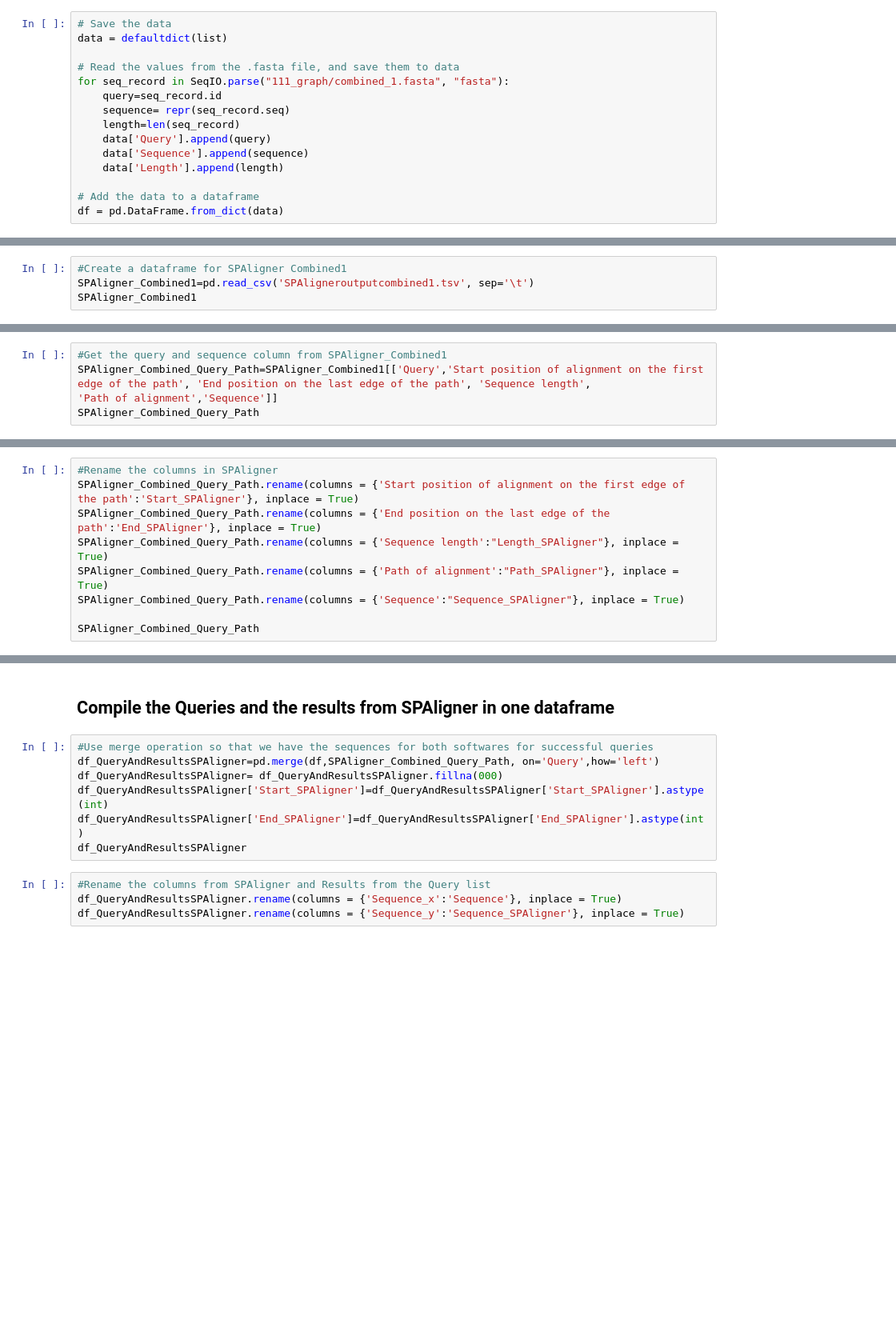
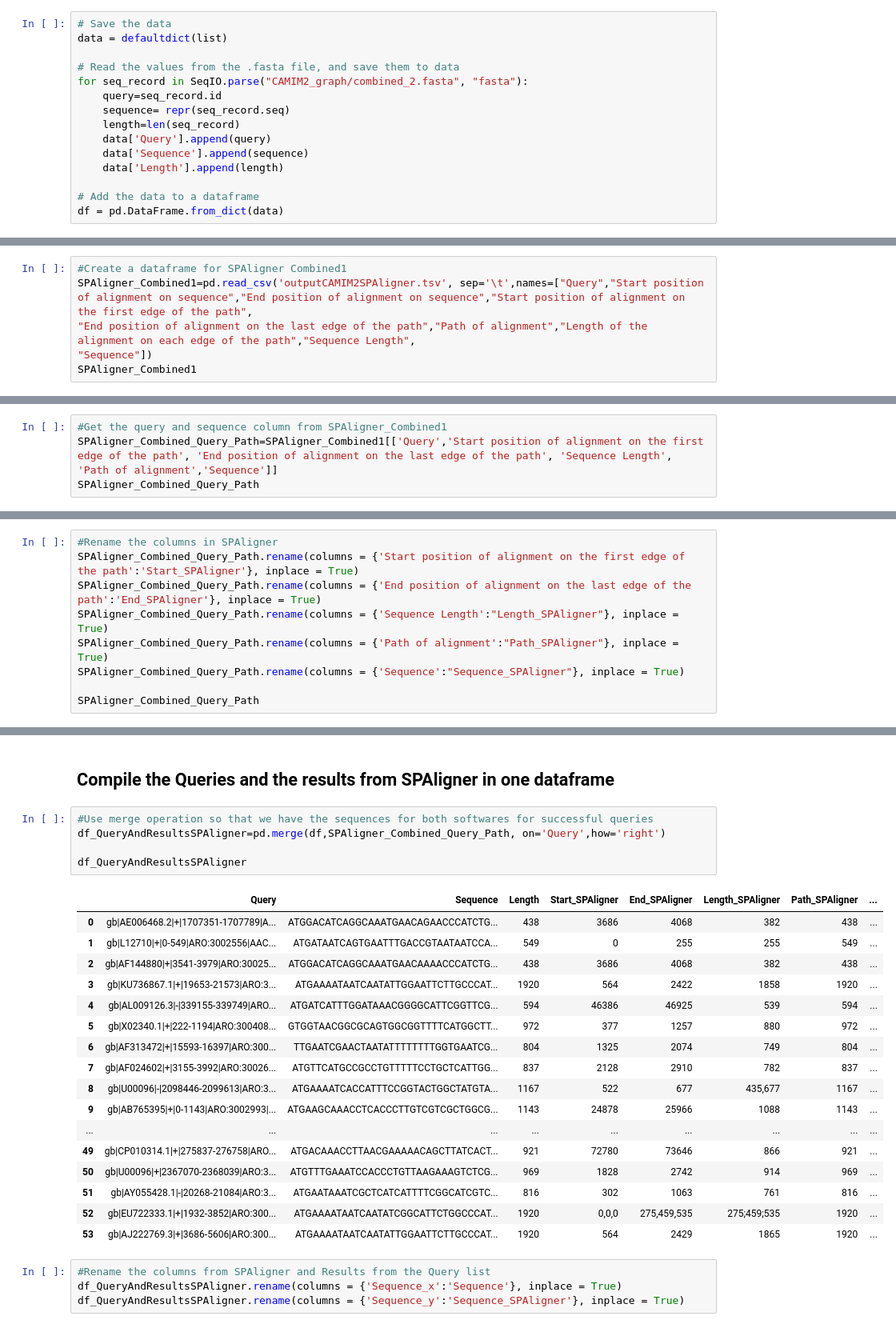
Before and after one commit to Yusreen/Thesis, a Jupyter notebook: Results and findings/CompareQueryAndResults.ipynb, the cells around one changed output, grey strips where cells are left out. Shown at 80% size. Cells and saved outputs as stored; diff of their text form; blank space fills up the shorter version.

```diff
--- a/Results and findings/CompareQueryAndResults.ipynb
+++ b/Results and findings/CompareQueryAndResults.ipynb
@@ -16,7 +16,7 @@ from collections import defaultdict
 data = defaultdict(list)
 
 # Read the values from the .fasta file, and save them to data
-for seq_record in SeqIO.parse("111_graph/combined_1.fasta", "fasta"):
+for seq_record in SeqIO.parse("CAMIM2_graph/combined_2.fasta", "fasta"):
     query=seq_record.id
     sequence= repr(seq_record.seq)
     length=len(seq_record)
@@ -128,5 +278,7 @@ df_QueryAndResultsBandage.to_csv("CompiledQueriesBandage.tsv",sep="\t")
 ## This section is used to compare the results from SPAligner and the actual list of queries.
 # %%
 #Create a dataframe for SPAligner Combined1
-SPAligner_Combined1=pd.read_csv('SPAligneroutputcombined1.tsv', sep='\t')
+SPAligner_Combined1=pd.read_csv('outputCAMIM2SPAligner.tsv', sep='\t',names=["Query","Start position of alignment on sequence","End position of alignment on sequence","Start position of alignment on the first edge of the path",
+"End position of alignment on the last edge of the path","Path of alignment","Length of the alignment on each edge of the path","Sequence Length",
+"Sequence"])
 SPAligner_Combined1
@@ -147,6 +325,6 @@ SPAligner_Combined1['Query'] = SPAligner_Combined1['Query'].map(format_query)
 SPAligner_Combined_Query_Path=SPAligner_Combined1[['Query','Sequence']]
 # %%
 #Get the query and sequence column from SPAligner_Combined1
-SPAligner_Combined_Query_Path=SPAligner_Combined1[['Query','Start position of alignment on the first edge of the path', 'End position on the last edge of the path', 'Sequence length',
+SPAligner_Combined_Query_Path=SPAligner_Combined1[['Query','Start position of alignment on the first edge of the path', 'End position of alignment on the last edge of the path', 'Sequence Length',
 'Path of alignment','Sequence']]
 SPAligner_Combined_Query_Path
@@ -153,8 +349,8 @@ SPAligner_Combined_Query_Path
 # %%
 #Rename the columns in SPAligner
 SPAligner_Combined_Query_Path.rename(columns = {'Start position of alignment on the first edge of the path':'Start_SPAligner'}, inplace = True)
-SPAligner_Combined_Query_Path.rename(columns = {'End position on the last edge of the path':'End_SPAligner'}, inplace = True)
-SPAligner_Combined_Query_Path.rename(columns = {'Sequence length':"Length_SPAligner"}, inplace = True)
+SPAligner_Combined_Query_Path.rename(columns = {'End position of alignment on the last edge of the path':'End_SPAligner'}, inplace = True)
+SPAligner_Combined_Query_Path.rename(columns = {'Sequence Length':"Length_SPAligner"}, inplace = True)
 SPAligner_Combined_Query_Path.rename(columns = {'Path of alignment':"Path_SPAligner"}, inplace = True)
 SPAligner_Combined_Query_Path.rename(columns = {'Sequence':"Sequence_SPAligner"}, inplace = True)
 
@@ -165,11 +417,27 @@ SPAligner_Combined_Query_Path
 ## Compile the Queries and the results from SPAligner in one dataframe
 # %%
 #Use merge operation so that we have the sequences for both softwares for successful queries
-df_QueryAndResultsSPAligner=pd.merge(df,SPAligner_Combined_Query_Path, on='Query',how='left')
-df_QueryAndResultsSPAligner= df_QueryAndResultsSPAligner.fillna(000)
-df_QueryAndResultsSPAligner['Start_SPAligner']=df_QueryAndResultsSPAligner['Start_SPAligner'].astype(int)
-df_QueryAndResultsSPAligner['End_SPAligner']=df_QueryAndResultsSPAligner['End_SPAligner'].astype(int)
+df_QueryAndResultsSPAligner=pd.merge(df,SPAligner_Combined_Query_Path, on='Query',how='right')
+
 df_QueryAndResultsSPAligner
+# %% [output]
+|  | Query | Sequence | Length | Start_SPAligner | End_SPAligner | Length_SPAligner | Path_SPAligner | ... |
+| 0 | gb|AE006468.2|+|1707351-1707789|A... | ATGGACATCAGGCAAATGAACAGAACCCATCTG... | 438 | 3686 | 4068 | 382 | 438 | ... |
+| 1 | gb|L12710|+|0-549|ARO:3002556|AAC... | ATGATAATCAGTGAATTTGACCGTAATAATCCA... | 549 | 0 | 255 | 255 | 549 | ... |
+| 2 | gb|AF144880|+|3541-3979|ARO:30025... | ATGGACATCAGGCAAATGAACAAAACCCATCTG... | 438 | 3686 | 4068 | 382 | 438 | ... |
+| 3 | gb|KU736867.1|+|19653-21573|ARO:3... | ATGAAAATAATCAATATTGGAATTCTTGCCCAT... | 1920 | 564 | 2422 | 1858 | 1920 | ... |
+| 4 | gb|AL009126.3|-|339155-339749|ARO... | ATGATCATTTGGATAAACGGGGCATTCGGTTCG... | 594 | 46386 | 46925 | 539 | 594 | ... |
+| 5 | gb|X02340.1|+|222-1194|ARO:300408... | GTGGTAACGGCGCAGTGGCGGTTTTCATGGCTT... | 972 | 377 | 1257 | 880 | 972 | ... |
+| 6 | gb|AF313472|+|15593-16397|ARO:300... | TTGAATCGAACTAATATTTTTTTTGGTGAATCG... | 804 | 1325 | 2074 | 749 | 804 | ... |
+| 7 | gb|AF024602|+|3155-3992|ARO:30026... | ATGTTCATGCCGCCTGTTTTTCCTGCTCATTGG... | 837 | 2128 | 2910 | 782 | 837 | ... |
+| 8 | gb|U00096|-|2098446-2099613|ARO:3... | ATGAAAATCACCATTTCCGGTACTGGCTATGTA... | 1167 | 522 | 677 | 435,677 | 1167 | ... |
+| 9 | gb|AB765395|+|0-1143|ARO:3002993|... | ATGAAGCAAACCTCACCCTTGTCGTCGCTGGCG... | 1143 | 24878 | 25966 | 1088 | 1143 | ... |
+| ... | ... | ... | ... | ... | ... | ... | ... | ... |
+| 49 | gb|CP010314.1|+|275837-276758|ARO... | ATGACAAACCTTAACGAAAAACAGCTTATCACT... | 921 | 72780 | 73646 | 866 | 921 | ... |
+| 50 | gb|U00096|+|2367070-2368039|ARO:3... | ATGTTTGAAATCCACCCTGTTAAGAAAGTCTCG... | 969 | 1828 | 2742 | 914 | 969 | ... |
+| 51 | gb|AY055428.1|-|20268-21084|ARO:3... | ATGAATAAATCGCTCATCATTTTCGGCATCGTC... | 816 | 302 | 1063 | 761 | 816 | ... |
+| 52 | gb|EU722333.1|+|1932-3852|ARO:300... | ATGAAAATAATCAATATCGGCATTCTGGCCCAT... | 1920 | 0,0,0 | 275,459,535 | 275;459;535 | 1920 | ... |
+| 53 | gb|AJ222769.3|+|3686-5606|ARO:300... | ATGAAAATAATCAATATTGGAATTCTTGCCCAT... | 1920 | 564 | 2429 | 1865 | 1920 | ... |
 # %%
 #Rename the columns from SPAligner and Results from the Query list
 df_QueryAndResultsSPAligner.rename(columns = {'Sequence_x':'Sequence'}, inplace = True)
```
Also changed, not shown: parts of 26 cells of this notebook, 16 other files.
